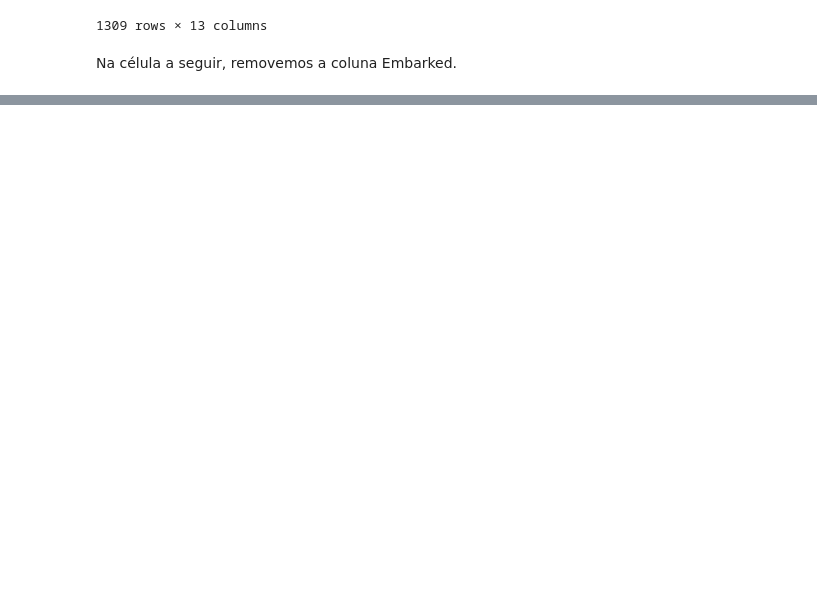
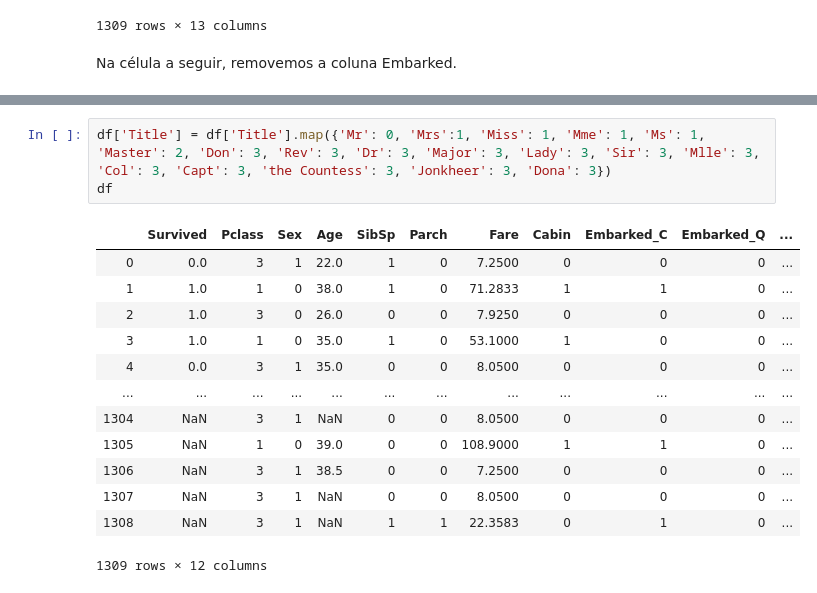
Before and after one commit to diegosilveiracn/titanic_kaggle, a Jupyter notebook: titanic_notebook.ipynb, the cells around one changed output, grey strips where cells are left out. Drawn from its saved outputs; the diff is of its cells as text; blank space fills up the shorter version.

```diff
--- a/titanic_notebook.ipynb
+++ b/titanic_notebook.ipynb
@@ -268,0 +287,17 @@ df.groupby('Title').count()
+# %%
+df['Title'] = df['Title'].map({'Mr': 0, 'Mrs':1, 'Miss': 1, 'Mme': 1, 'Ms': 1, 'Master': 2, 'Don': 3, 'Rev': 3, 'Dr': 3, 'Major': 3, 'Lady': 3, 'Sir': 3, 'Mlle': 3, 'Col': 3, 'Capt': 3, 'the Countess': 3, 'Jonkheer': 3, 'Dona': 3})
+df
+# %% [output]
+|  | Survived | Pclass | Sex | Age | SibSp | Parch | Fare | Cabin | Embarked_C | Embarked_Q | ... |
+| 0 | 0.0 | 3 | 1 | 22.0 | 1 | 0 | 7.2500 | 0 | 0 | 0 | ... |
+| 1 | 1.0 | 1 | 0 | 38.0 | 1 | 0 | 71.2833 | 1 | 1 | 0 | ... |
+| 2 | 1.0 | 3 | 0 | 26.0 | 0 | 0 | 7.9250 | 0 | 0 | 0 | ... |
+| 3 | 1.0 | 1 | 0 | 35.0 | 1 | 0 | 53.1000 | 1 | 0 | 0 | ... |
+| 4 | 0.0 | 3 | 1 | 35.0 | 0 | 0 | 8.0500 | 0 | 0 | 0 | ... |
+| ... | ... | ... | ... | ... | ... | ... | ... | ... | ... | ... | ... |
+| 1304 | NaN | 3 | 1 | NaN | 0 | 0 | 8.0500 | 0 | 0 | 0 | ... |
+| 1305 | NaN | 1 | 0 | 39.0 | 0 | 0 | 108.9000 | 1 | 1 | 0 | ... |
+| 1306 | NaN | 3 | 1 | 38.5 | 0 | 0 | 7.2500 | 0 | 0 | 0 | ... |
+| 1307 | NaN | 3 | 1 | NaN | 0 | 0 | 8.0500 | 0 | 0 | 0 | ... |
+| 1308 | NaN | 3 | 1 | NaN | 1 | 1 | 22.3583 | 0 | 1 | 0 | ... |
+1309 rows × 12 columns
```
Also changed, not shown: parts of 19 cells of this notebook.
